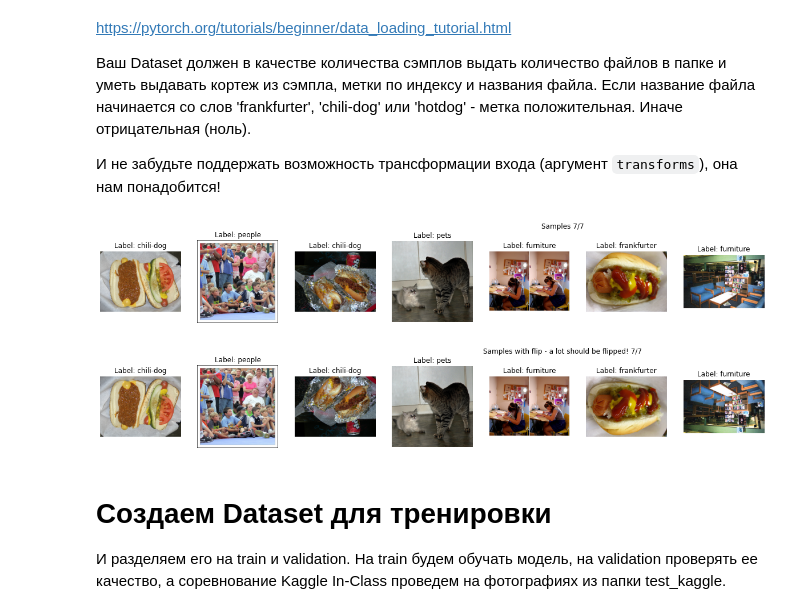
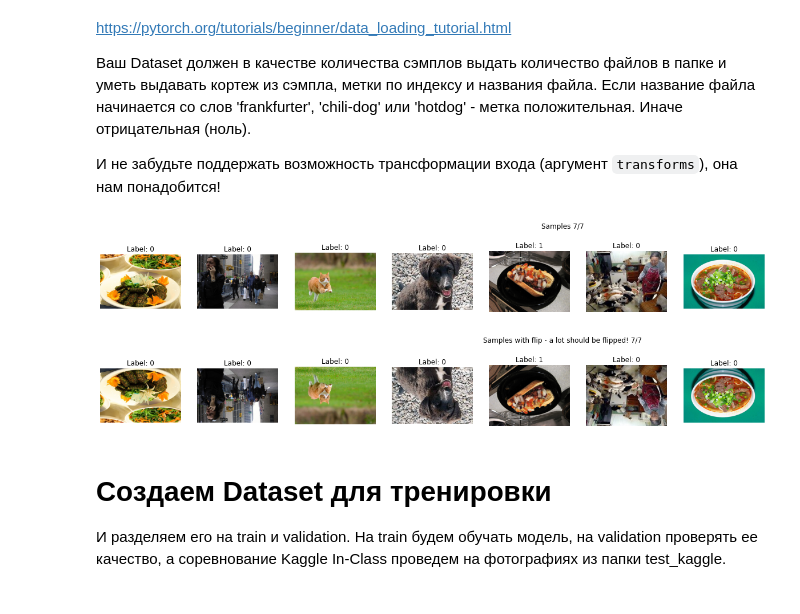
Before and after one commit to katerina-merkulova/dlcourse_ai, a Jupyter notebook: assignments/assignment4/HotdogOrNot.ipynb, the cells around one changed output. Drawn from its saved outputs; the diff is of its cells as text; code cells hidden in the pictures.

Commit message:
completely done 4 assignment (not hotdog)

```diff
--- a/assignments/assignment4/HotdogOrNot.ipynb
+++ b/assignments/assignment4/HotdogOrNot.ipynb
@@ -93,7 +94,10 @@ class HotdogOrNotDataset(Dataset):
             image_name = image.split('.')[0]
             if '_' in image_name:
                 label, idx = image_name.split('_')
-                self.labels.append(label)
+                if label in ('frankfurter', 'chili-dog', 'hotdog'):
+                    self.labels.append(1)
+                else:
+                    self.labels.append(0)
                 self.ids.append(idx)
             else:
                 self.ids.append(image_name)
@@ -103,34 +107,34 @@ class HotdogOrNotDataset(Dataset):
                 tensor = self.transform(img)
                 self.tensors.append(tensor)
 
     def __len__(self):
         return len(os.listdir(self.folder))
 
     def __getitem__(self, index):
         # TODO Implement getting item by index
         return self.tensors[index], self.labels[index], self.ids[index]
 
 def visualize_samples(dataset, indices, title=None, count=10):
     # visualize random 10 samples
     plt.figure(figsize=(count*3,3))
     display_indices = indices[:count]
     if title:
         plt.suptitle("%s %s/%s" % (title, len(display_indices), len(indices)))
     for i, index in enumerate(display_indices):
         x, y, _ = dataset[index]
         plt.subplot(1,count,i+1)
         plt.title("Label: %s" % y)
         to_image = transforms.ToPILImage()
         plt.imshow(to_image(x))
         plt.grid(False)
         plt.axis('off')
 
 orig_dataset = HotdogOrNotDataset(train_folder)
 indices = np.random.choice(np.arange(len(orig_dataset)), 7, replace=False)
 
 visualize_samples(orig_dataset, indices, "Samples")
 # %% [output]
-[figure, old version]
+[figure, new version]
 # %%
 # Let's make sure transforms work!
 dataset = HotdogOrNotDataset(train_folder, transform=transforms.Compose([
@@ -139,7 +143,7 @@ dataset = HotdogOrNotDataset(train_folder, transform=transforms.Compose([
 
 visualize_samples(dataset, indices, "Samples with flip - a lot should be flipped!")
 # %% [output]
-[figure, old version]
+[figure, new version]
 # %% [markdown]
 # Создаем Dataset для тренировки
 
```
Also changed, not shown: parts of 20 cells of this notebook.
